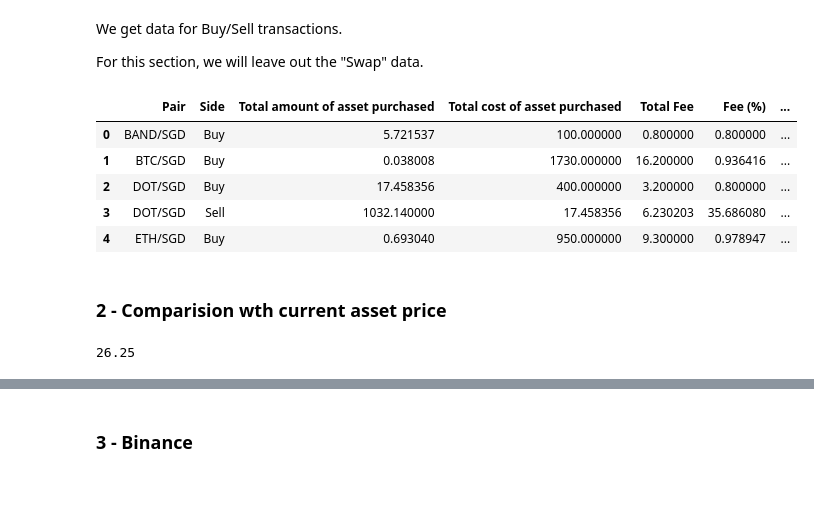
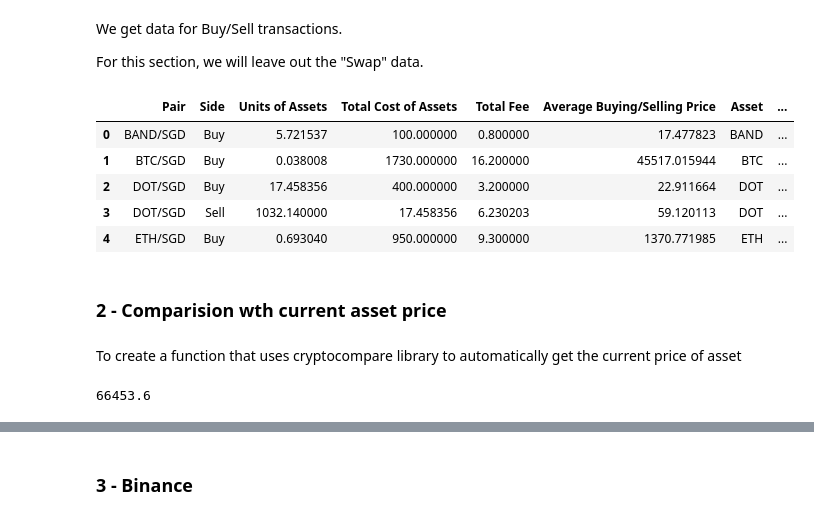
Before and after one commit to victor-toh/Data-Analytics-Projects, a Jupyter notebook: Crpyto Transactions.ipynb, the cells around one changed output, grey strips where cells are left out. Drawn from its saved outputs; the diff is of its cells as text; code cells hidden in the pictures; blank space fills up the shorter version.

```diff
--- a/Crpyto Transactions.ipynb
+++ b/Crpyto Transactions.ipynb
@@ -38,29 +32,32 @@ For this section, we will leave out the "Swap" data.
 # %%
 import numpy as np
 
 coinhako_ = coinhako[coinhako['Side']!='Swap'].groupby(['Pair', 'Side']).agg({'Total':'sum', 'Amount':'sum', 'Fee':'sum'})
 coinhako_.reset_index(inplace=True)
-coinhako_['Fee (%)'] = (coinhako_['Fee']/coinhako_['Amount'])*100
+#coinhako_['Fee (%)'] = (coinhako_['Fee']/coinhako_['Amount'])*100
 coinhako_['Average Buying/Selling Price'] = np.where(coinhako_['Side']=='Buy', coinhako_['Amount']/coinhako_['Total'], coinhako_['Total']/coinhako_['Amount'])
-coinhako_ = coinhako_.rename(columns={'Total': 'Total amount of asset purchased', 'Amount':'Total cost of asset purchased', 'Fee':'Total Fee'})
+coinhako_ = coinhako_.rename(columns={'Total': 'Units of Assets', 'Amount':'Total Cost of Assets', 'Fee':'Total Fee'})
+coinhako_['Asset'] = coinhako_['Pair'].str.split("/", expand=True)[0]
 coinhako_['Current asset price'] = np.nan
 coinhako_.head()
 # %% [output]
-|  | Pair | Side | Total amount of asset purchased | Total cost of asset purchased | Total Fee | Fee (%) | ... |
-| 0 | BAND/SGD | Buy | 5.721537 | 100.000000 | 0.800000 | 0.800000 | ... |
-| 1 | BTC/SGD | Buy | 0.038008 | 1730.000000 | 16.200000 | 0.936416 | ... |
-| 2 | DOT/SGD | Buy | 17.458356 | 400.000000 | 3.200000 | 0.800000 | ... |
-| 3 | DOT/SGD | Sell | 1032.140000 | 17.458356 | 6.230203 | 35.686080 | ... |
-| 4 | ETH/SGD | Buy | 0.693040 | 950.000000 | 9.300000 | 0.978947 | ... |
+|  | Pair | Side | Units of Assets | Total Cost of Assets | Total Fee | Average Buying/Selling Price | Asset | ... |
+| 0 | BAND/SGD | Buy | 5.721537 | 100.000000 | 0.800000 | 17.477823 | BAND | ... |
+| 1 | BTC/SGD | Buy | 0.038008 | 1730.000000 | 16.200000 | 45517.015944 | BTC | ... |
+| 2 | DOT/SGD | Buy | 17.458356 | 400.000000 | 3.200000 | 22.911664 | DOT | ... |
+| 3 | DOT/SGD | Sell | 1032.140000 | 17.458356 | 6.230203 | 59.120113 | DOT | ... |
+| 4 | ETH/SGD | Buy | 0.693040 | 950.000000 | 9.300000 | 1370.771985 | ETH | ... |
 # %% [markdown]
 ### 2 - Comparision wth current asset price <a name="section2"></a>
+# %% [markdown]
+To create a function that uses cryptocompare library to automatically get the current price of asset
 # %%
 import cryptocompare
-price = cryptocompare.get_price('BAND', 'SGD')
+price = cryptocompare.get_price('BTC', 'SGD')
 
 def  get_crypto_price(asset):
     return cryptocompare.get_price(asset, 'SGD')[asset]['SGD']
 
-print(get_crypto_price('BAND'))
+print(get_crypto_price('BTC'))
 # %% [output]
-26.25
+66453.6
```
Also changed, not shown: parts of 23 cells of this notebook.
